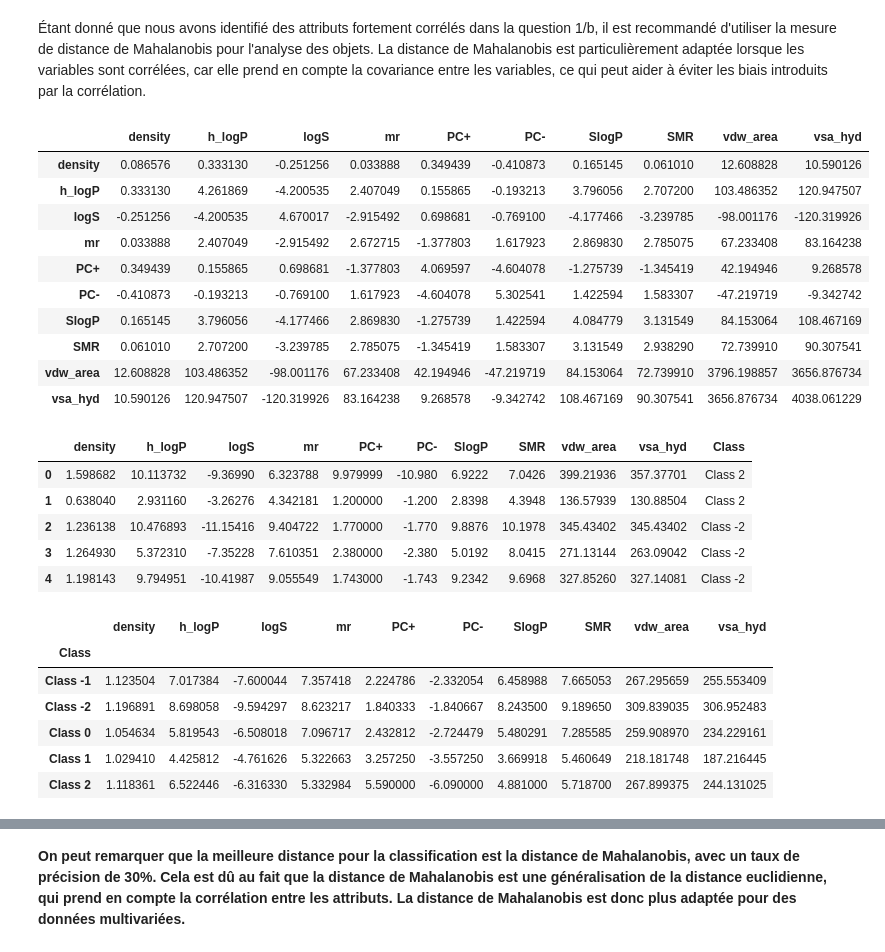
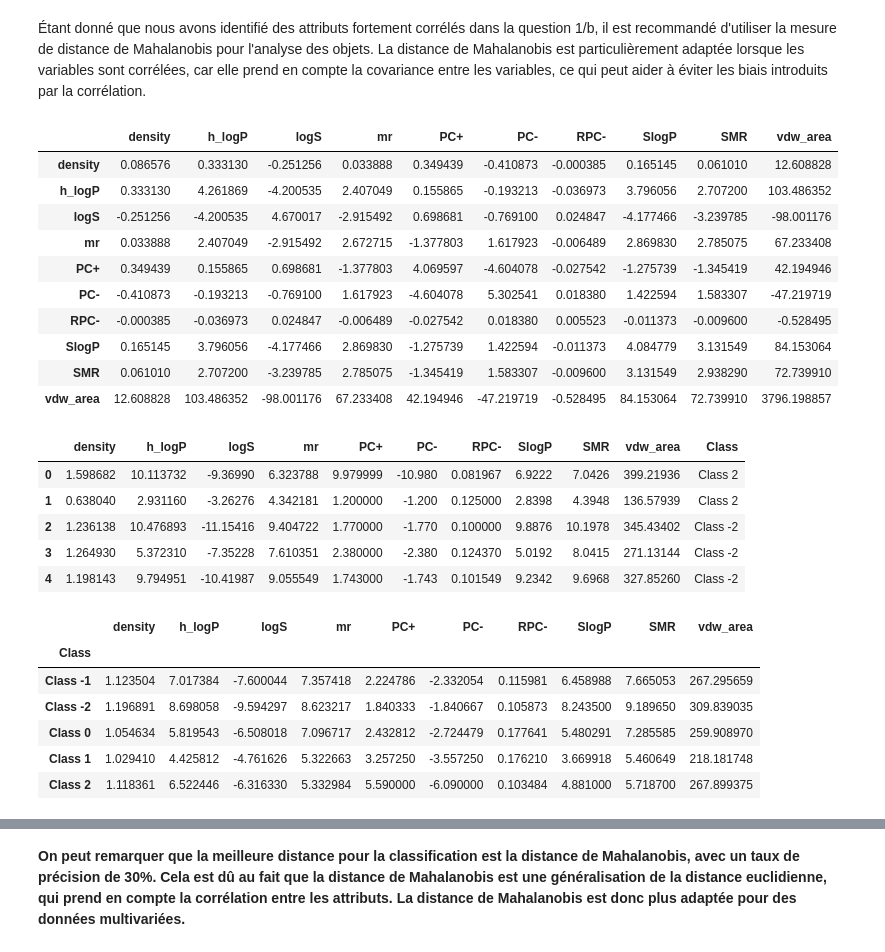
Before and after one commit to KHALOUIoussama/TP1-IFT-870, a Jupyter notebook: Src/Rapport.ipynb, the cells around one changed output, grey strips where cells are left out. Cells and saved outputs as stored; diff of their text form; code cells hidden in the pictures.

```diff
--- a/Src/Rapport.ipynb
+++ b/Src/Rapport.ipynb
@@ -562,44 +562,44 @@ On en déduit que le nombre optimal de composantes est 3, mais les valeurs d'Acc
 # %% [markdown]
 Étant donné que nous avons identifié des attributs fortement corrélés dans la question 1/b, il est recommandé d'utiliser la mesure de distance de Mahalanobis pour l'analyse des objets. La distance de Mahalanobis est particulièrement adaptée lorsque les variables sont corrélées, car elle prend en compte la covariance entre les variables, ce qui peut aider à éviter les biais introduits par la corrélation.
 # %%
-df_BA = data.iloc[:,selected_attributes_index]
-cov_matrix = df_BA.cov()
+df_BA = data[best_attribute]
+cov_matrix_BA = df_BA.cov()
 # %%
-cov_matrix
+cov_matrix_BA
 # %% [output]
-|  | density | h_logP | logS | mr | PC+ | PC- | SlogP | SMR | vdw_area | vsa_hyd |
-| density | 0.086576 | 0.333130 | -0.251256 | 0.033888 | 0.349439 | -0.410873 | 0.165145 | 0.061010 | 12.608828 | 10.590126 |
-| h_logP | 0.333130 | 4.261869 | -4.200535 | 2.407049 | 0.155865 | -0.193213 | 3.796056 | 2.707200 | 103.486352 | 120.947507 |
-| logS | -0.251256 | -4.200535 | 4.670017 | -2.915492 | 0.698681 | -0.769100 | -4.177466 | -3.239785 | -98.001176 | -120.319926 |
-| mr | 0.033888 | 2.407049 | -2.915492 | 2.672715 | -1.377803 | 1.617923 | 2.869830 | 2.785075 | 67.233408 | 83.164238 |
-| PC+ | 0.349439 | 0.155865 | 0.698681 | -1.377803 | 4.069597 | -4.604078 | -1.275739 | -1.345419 | 42.194946 | 9.268578 |
-| PC- | -0.410873 | -0.193213 | -0.769100 | 1.617923 | -4.604078 | 5.302541 | 1.422594 | 1.583307 | -47.219719 | -9.342742 |
-| SlogP | 0.165145 | 3.796056 | -4.177466 | 2.869830 | -1.275739 | 1.422594 | 4.084779 | 3.131549 | 84.153064 | 108.467169 |
-| SMR | 0.061010 | 2.707200 | -3.239785 | 2.785075 | -1.345419 | 1.583307 | 3.131549 | 2.938290 | 72.739910 | 90.307541 |
-| vdw_area | 12.608828 | 103.486352 | -98.001176 | 67.233408 | 42.194946 | -47.219719 | 84.153064 | 72.739910 | 3796.198857 | 3656.876734 |
-| vsa_hyd | 10.590126 | 120.947507 | -120.319926 | 83.164238 | 9.268578 | -9.342742 | 108.467169 | 90.307541 | 3656.876734 | 4038.061229 |
+|  | density | h_logP | logS | mr | PC+ | PC- | RPC- | SlogP | SMR | vdw_area |
+| density | 0.086576 | 0.333130 | -0.251256 | 0.033888 | 0.349439 | -0.410873 | -0.000385 | 0.165145 | 0.061010 | 12.608828 |
+| h_logP | 0.333130 | 4.261869 | -4.200535 | 2.407049 | 0.155865 | -0.193213 | -0.036973 | 3.796056 | 2.707200 | 103.486352 |
+| logS | -0.251256 | -4.200535 | 4.670017 | -2.915492 | 0.698681 | -0.769100 | 0.024847 | -4.177466 | -3.239785 | -98.001176 |
+| mr | 0.033888 | 2.407049 | -2.915492 | 2.672715 | -1.377803 | 1.617923 | -0.006489 | 2.869830 | 2.785075 | 67.233408 |
+| PC+ | 0.349439 | 0.155865 | 0.698681 | -1.377803 | 4.069597 | -4.604078 | -0.027542 | -1.275739 | -1.345419 | 42.194946 |
+| PC- | -0.410873 | -0.193213 | -0.769100 | 1.617923 | -4.604078 | 5.302541 | 0.018380 | 1.422594 | 1.583307 | -47.219719 |
+| RPC- | -0.000385 | -0.036973 | 0.024847 | -0.006489 | -0.027542 | 0.018380 | 0.005523 | -0.011373 | -0.009600 | -0.528495 |
+| SlogP | 0.165145 | 3.796056 | -4.177466 | 2.869830 | -1.275739 | 1.422594 | -0.011373 | 4.084779 | 3.131549 | 84.153064 |
+| SMR | 0.061010 | 2.707200 | -3.239785 | 2.785075 | -1.345419 | 1.583307 | -0.009600 | 3.131549 | 2.938290 | 72.739910 |
+| vdw_area | 12.608828 | 103.486352 | -98.001176 | 67.233408 | 42.194946 | -47.219719 | -0.528495 | 84.153064 | 72.739910 | 3796.198857 |
 # %%
 data = pd.concat([df_BA, data['Class']],axis=1)
 data.head()
 # %% [output]
-|  | density | h_logP | logS | mr | PC+ | PC- | SlogP | SMR | vdw_area | vsa_hyd | Class |
-| 0 | 1.598682 | 10.113732 | -9.36990 | 6.323788 | 9.979999 | -10.980 | 6.9222 | 7.0426 | 399.21936 | 357.37701 | Class 2 |
-| 1 | 0.638040 | 2.931160 | -3.26276 | 4.342181 | 1.200000 | -1.200 | 2.8398 | 4.3948 | 136.57939 | 130.88504 | Class 2 |
-| 2 | 1.236138 | 10.476893 | -11.15416 | 9.404722 | 1.770000 | -1.770 | 9.8876 | 10.1978 | 345.43402 | 345.43402 | Class -2 |
-| 3 | 1.264930 | 5.372310 | -7.35228 | 7.610351 | 2.380000 | -2.380 | 5.0192 | 8.0415 | 271.13144 | 263.09042 | Class -2 |
-| 4 | 1.198143 | 9.794951 | -10.41987 | 9.055549 | 1.743000 | -1.743 | 9.2342 | 9.6968 | 327.85260 | 327.14081 | Class -2 |
+|  | density | h_logP | logS | mr | PC+ | PC- | RPC- | SlogP | SMR | vdw_area | Class |
+| 0 | 1.598682 | 10.113732 | -9.36990 | 6.323788 | 9.979999 | -10.980 | 0.081967 | 6.9222 | 7.0426 | 399.21936 | Class 2 |
+| 1 | 0.638040 | 2.931160 | -3.26276 | 4.342181 | 1.200000 | -1.200 | 0.125000 | 2.8398 | 4.3948 | 136.57939 | Class 2 |
+| 2 | 1.236138 | 10.476893 | -11.15416 | 9.404722 | 1.770000 | -1.770 | 0.100000 | 9.8876 | 10.1978 | 345.43402 | Class -2 |
+| 3 | 1.264930 | 5.372310 | -7.35228 | 7.610351 | 2.380000 | -2.380 | 0.124370 | 5.0192 | 8.0415 | 271.13144 | Class -2 |
+| 4 | 1.198143 | 9.794951 | -10.41987 | 9.055549 | 1.743000 | -1.743 | 0.101549 | 9.2342 | 9.6968 | 327.85260 | Class -2 |
 # %%
 classes = data.groupby('Class')
 centroides = classes.mean()
 centroides
 # %% [output]
-|  | density | h_logP | logS | mr | PC+ | PC- | SlogP | SMR | vdw_area | vsa_hyd |
+|  | density | h_logP | logS | mr | PC+ | PC- | RPC- | SlogP | SMR | vdw_area |
 | Class |  |  |  |  |  |  |  |  |  |  |
-| Class -1 | 1.123504 | 7.017384 | -7.600044 | 7.357418 | 2.224786 | -2.332054 | 6.458988 | 7.665053 | 267.295659 | 255.553409 |
-| Class -2 | 1.196891 | 8.698058 | -9.594297 | 8.623217 | 1.840333 | -1.840667 | 8.243500 | 9.189650 | 309.839035 | 306.952483 |
-| Class 0 | 1.054634 | 5.819543 | -6.508018 | 7.096717 | 2.432812 | -2.724479 | 5.480291 | 7.285585 | 259.908970 | 234.229161 |
-| Class 1 | 1.029410 | 4.425812 | -4.761626 | 5.322663 | 3.257250 | -3.557250 | 3.669918 | 5.460649 | 218.181748 | 187.216445 |
-| Class 2 | 1.118361 | 6.522446 | -6.316330 | 5.332984 | 5.590000 | -6.090000 | 4.881000 | 5.718700 | 267.899375 | 244.131025 |
+| Class -1 | 1.123504 | 7.017384 | -7.600044 | 7.357418 | 2.224786 | -2.332054 | 0.115981 | 6.458988 | 7.665053 | 267.295659 |
+| Class -2 | 1.196891 | 8.698058 | -9.594297 | 8.623217 | 1.840333 | -1.840667 | 0.105873 | 8.243500 | 9.189650 | 309.839035 |
+| Class 0 | 1.054634 | 5.819543 | -6.508018 | 7.096717 | 2.432812 | -2.724479 | 0.177641 | 5.480291 | 7.285585 | 259.908970 |
+| Class 1 | 1.029410 | 4.425812 | -4.761626 | 5.322663 | 3.257250 | -3.557250 | 0.176210 | 3.669918 | 5.460649 | 218.181748 |
+| Class 2 | 1.118361 | 6.522446 | -6.316330 | 5.332984 | 5.590000 | -6.090000 | 0.103484 | 4.881000 | 5.718700 | 267.899375 |
 # %%
 # Créer une fonction pour calculer la distance euclidienne entre deux lignes
 def euclidean(row_data, centroid_data):
```
Also changed, not shown: parts of 20 cells of this notebook.
